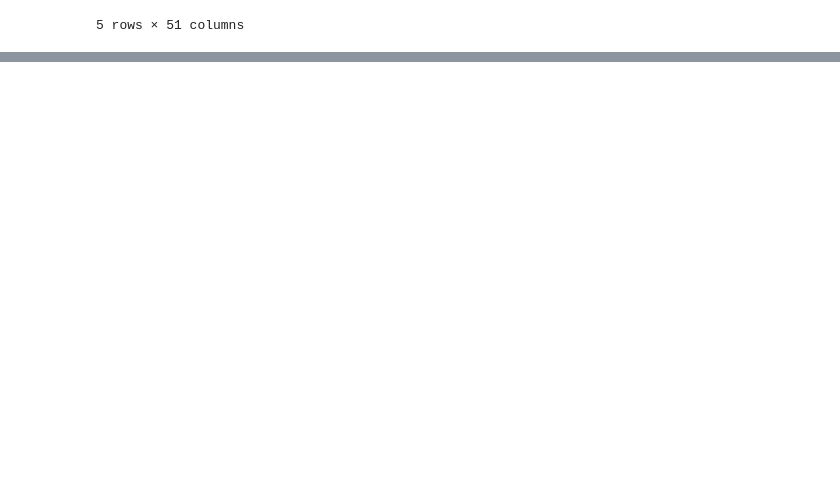
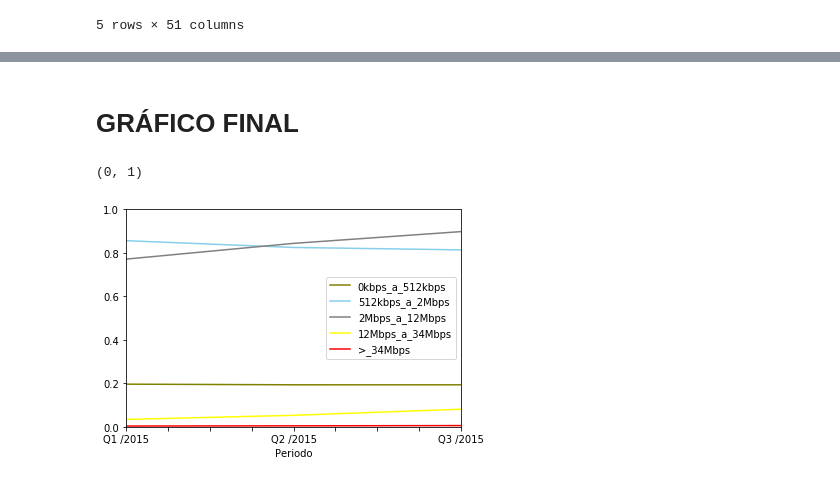
Before and after one commit to igorandradeio/growth-of-fixed-broadband, a Jupyter notebook: REGIAO_NORTE.ipynb, the cells around one changed output, grey strips where cells are left out. Saved outputs shown, nothing was run; the diff lists cells and outputs as text; code cells hidden in the pictures; blank space fills up the shorter version.

```diff
--- a/REGIAO_NORTE.ipynb
+++ b/REGIAO_NORTE.ipynb
@@ -75,0 +234,13 @@ dfFinal.plot()
+# %% [markdown]
+# GRÁFICO FINAL
+# %%
+ax = dfFinal1.plot(kind = 'line', x = 'Periodo', y = '0kbps_a_512kbps', color = 'olive')
+dfFinal2.plot(kind = 'line', x = 'Periodo', y = '512kbps_a_2Mbps', color = 'skyblue', ax = ax)
+dfFinal3.plot(kind = 'line', x = 'Periodo', y = '2Mbps_a_12Mbps', color = 'grey', ax = ax)
+dfFinal4.plot(kind = 'line', x = 'Periodo', y = '12Mbps_a_34Mbps', color = 'yellow', ax = ax)
+dfFinal5.plot(kind = 'line', x = 'Periodo', y = '>_34Mbps', color = 'red', ax = ax)
+axes = plt.gca()
+axes.set_ylim([0,1])
+# %% [output]
+(0, 1)
+[figure, added]
```
Also changed, not shown: parts of 42 cells of this notebook.
